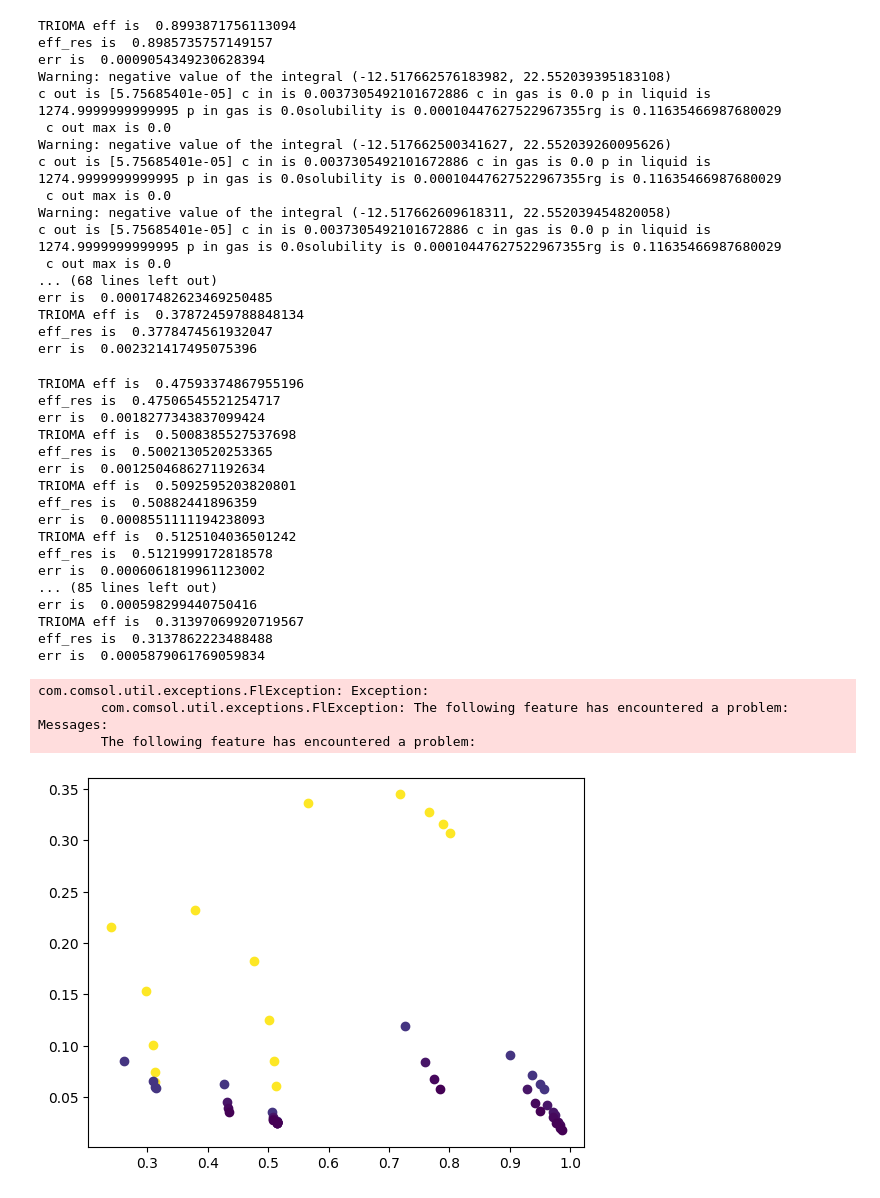
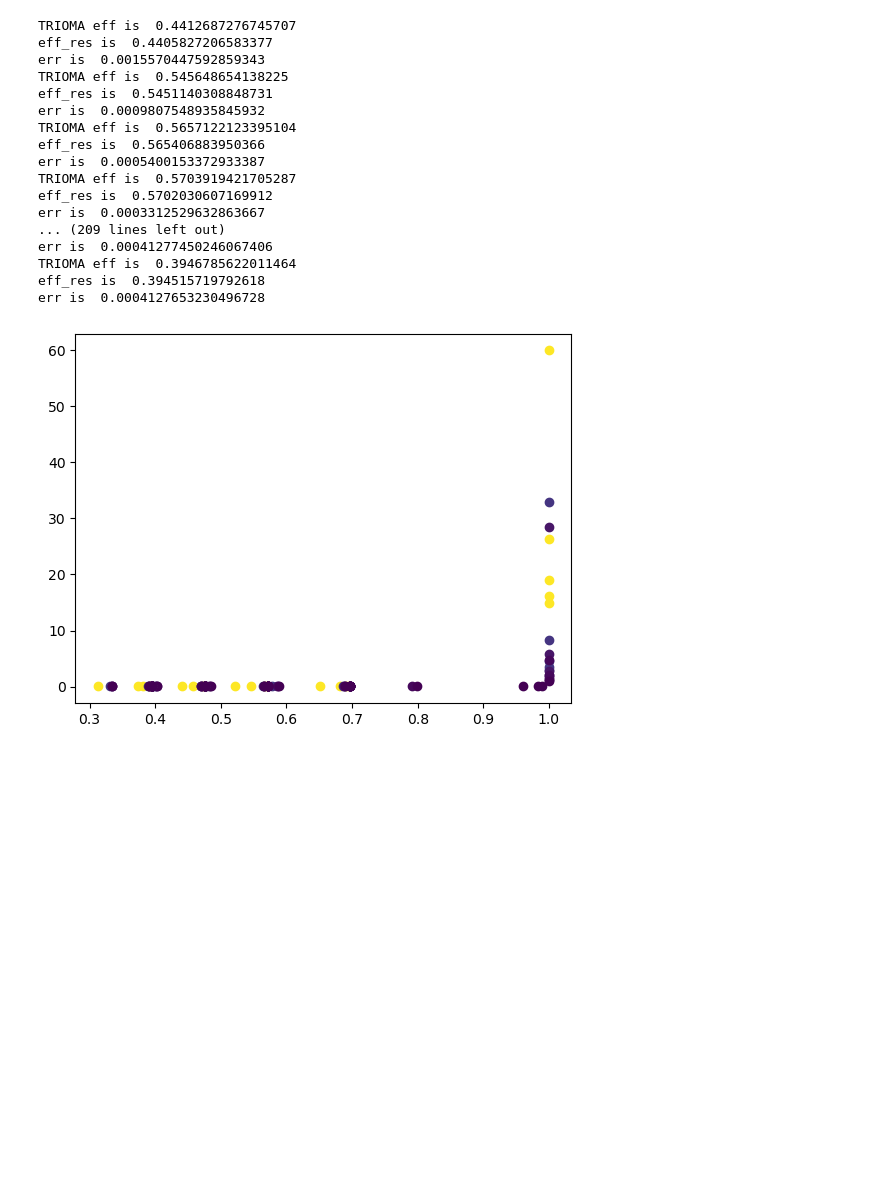
Before and after one commit to gabriele-ferrero/TRIOMA_Verification, a Jupyter notebook: GLC_Verification/GLC_lm.ipynb, the cells around one changed output. Drawn from its saved outputs; the diff is of its cells as text; code cells hidden in the pictures; blank space fills up the shorter version.

```diff
--- a/GLC_Verification/GLC_lm.ipynb
+++ b/GLC_Verification/GLC_lm.ipynb
@@ -1,5 +1,9 @@
 # %%
-from TRIOMA.tools.component_tools import GLC,GLC_Gas,Fluid
+import sys
+sys.path.append(r'C:\\Users\\Gabriele\\OneDrive - Massachusetts Institute of Technology\\Desktop\\TRIOMA\\src')
+import os
+os.environ["KMP_DUPLICATE_LIB_OK"] = "TRUE"
+from TRIOMA.tools.Extractors.GasLiquidContactor import GLC,GLC_Gas,Fluid
 import numpy as np
 import matplotlib.pyplot as plt
 import mph
@@ -10,11 +14,11 @@ R = 0.3
 Q_l = 80.0 * 1e-3 / 360
 Q_gas=np.linspace(6* 1e-3 / 3600,100*1e-3/3600,5)
 L_on_g=Q_l/Q_gas
-p_in = 1275
+p_in = 3275
 # p_out = [796, 515, 484, 267, 130]
 B_vec = []
 kl_vec = []
-K_S_Hq=8.9E-2
+K_S_Hq=1E-2
 client=mph.start()
 model = client.load('GenericLMGLC.mph')
 p_in_g_v=np.linspace(0,1200,5)
@@ -88,42 +102,21 @@ err is  0.0011968368983667382
-TRIOMA eff is  0.8993871756113094
-eff_res is  0.8985735757149157
-err is  0.0009054349230628394
-Warning: negative value of the integral (-12.517662576183982, 22.552039395183108)
-c out is [5.75685401e-05] c in is 0.0037305492101672886 c in gas is 0.0 p in liquid is 1274.9999999999995 p in gas is 0.0solubility is 0.00010447627522967355rg is 0.11635466987680029
- c out max is 0.0
-Warning: negative value of the integral (-12.517662500341627, 22.552039260095626)
-c out is [5.75685401e-05] c in is 0.0037305492101672886 c in gas is 0.0 p in liquid is 1274.9999999999995 p in gas is 0.0solubility is 0.00010447627522967355rg is 0.11635466987680029
- c out max is 0.0
-Warning: negative value of the integral (-12.517662609618311, 22.552039454820058)
-c out is [5.75685401e-05] c in is 0.0037305492101672886 c in gas is 0.0 p in liquid is 1274.9999999999995 p in gas is 0.0solubility is 0.00010447627522967355rg is 0.11635466987680029
- c out max is 0.0
-... (68 lines left out)
-err is  0.00017482623469250485
-TRIOMA eff is  0.37872459788848134
-eff_res is  0.3778474561932047
-err is  0.002321417495075396
+TRIOMA eff is  0.4412687276745707
+eff_res is  0.4405827206583377
+err is  0.0015570447592859343
+TRIOMA eff is  0.545648654138225
+eff_res is  0.5451140308848731
+err is  0.0009807548935845932
+TRIOMA eff is  0.5657122123395104
+eff_res is  0.565406883950366
+err is  0.0005400153372933387
+TRIOMA eff is  0.5703919421705287
+eff_res is  0.5702030607169912
+err is  0.0003312529632863667
+... (209 lines left out)
+err is  0.00041277450246067406
+TRIOMA eff is  0.3946785622011464
+eff_res is  0.394515719792618
+err is  0.0004127653230496728
-TRIOMA eff is  0.47593374867955196
-eff_res is  0.47506545521254717
-err is  0.0018277343837099424
-TRIOMA eff is  0.5008385527537698
-eff_res is  0.5002130520253365
-err is  0.0012504686271192634
-TRIOMA eff is  0.5092595203820801
-eff_res is  0.50882441896359
-err is  0.0008551111194238093
-TRIOMA eff is  0.5125104036501242
-eff_res is  0.5121999172818578
-err is  0.0006061819961123002
-... (85 lines left out)
-err is  0.000598299440750416
-TRIOMA eff is  0.31397069920719567
-eff_res is  0.3137862223488488
-err is  0.0005879061769059834
-com.comsol.util.exceptions.FlException: Exception:
-        com.comsol.util.exceptions.FlException: The following feature has encountered a problem:
-Messages:
-        The following feature has encountered a problem:
-[figure, old version]
+[figure, new version]
 # %%
 import matplotlib.pyplot as plt
 import numpy as np
```
Also changed, not shown: parts of 3 cells of this notebook, 2 other files.
